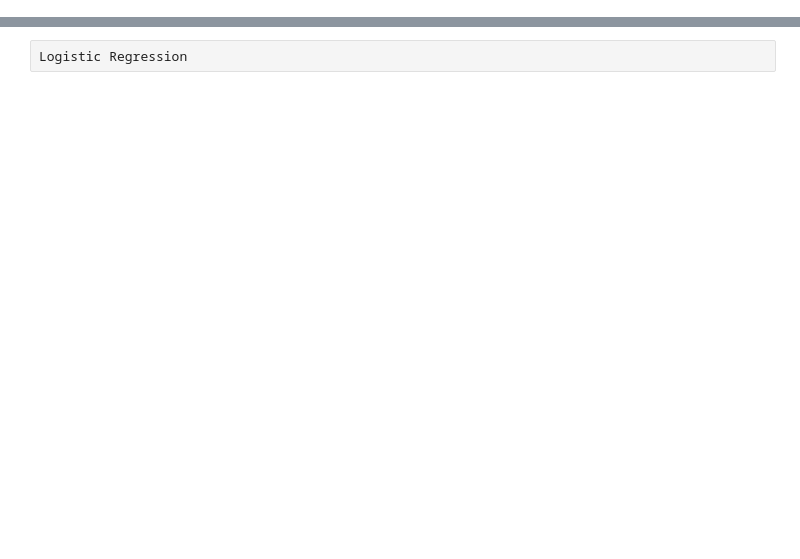
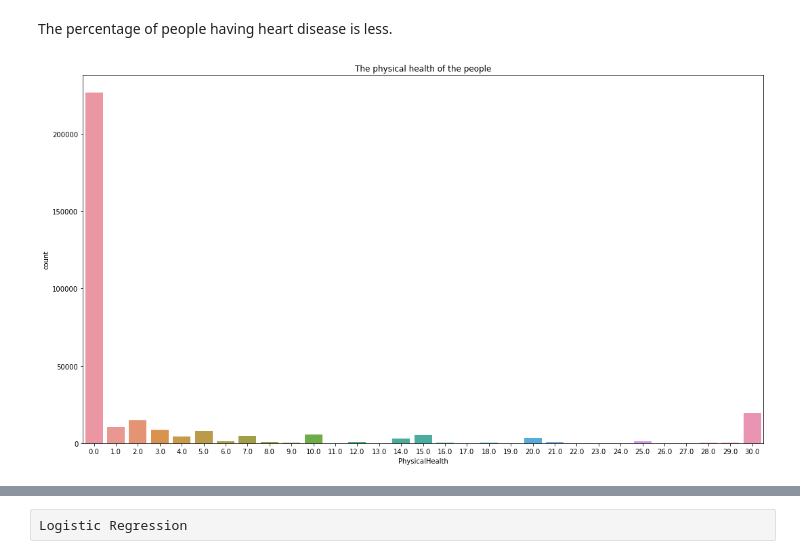
Before and after one commit to RabiLama1/Heart_Disease_Prediction, a Jupyter notebook: Heart_Disease_Prediction.ipynb, the cells around one changed output, grey strips where cells are left out. Saved outputs shown, nothing was run; the diff lists cells and outputs as text; code cells hidden in the pictures; blank space fills up the shorter version.

```diff
--- a/Heart_Disease_Prediction.ipynb
+++ b/Heart_Disease_Prediction.ipynb
@@ -133,0 +93,9 @@ Name: target, Length: 303, dtype: int64
+# %% [markdown]
+The percentage of people having heart disease is less.
+# %%
+plt.figure(figsize=(18,10))
+sns.countplot(data['PhysicalHealth'])
+plt.title("The physical health of the people")
+plt.show()
+# %% [output]
+[figure, added]
```
Also changed, not shown: parts of 149 cells of this notebook, 2 other files.
